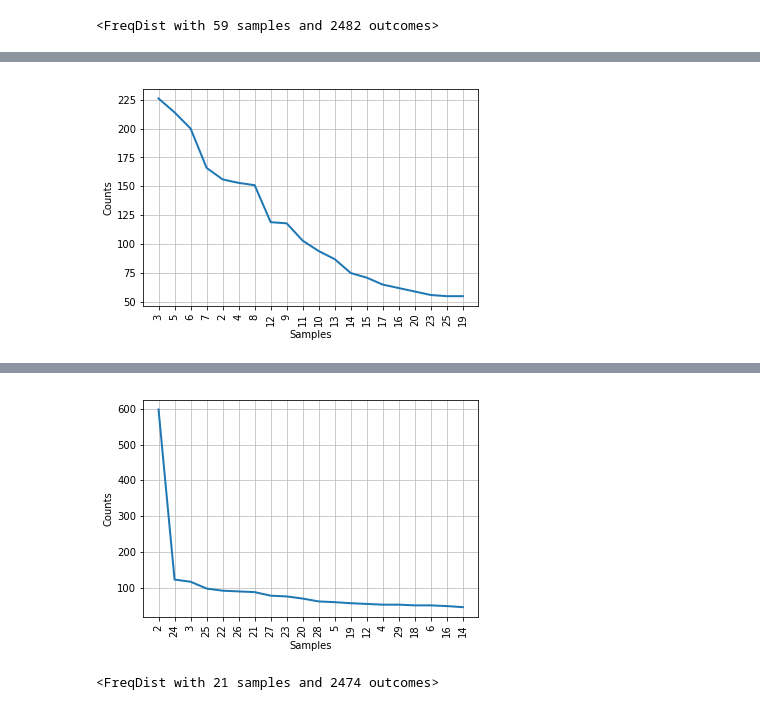
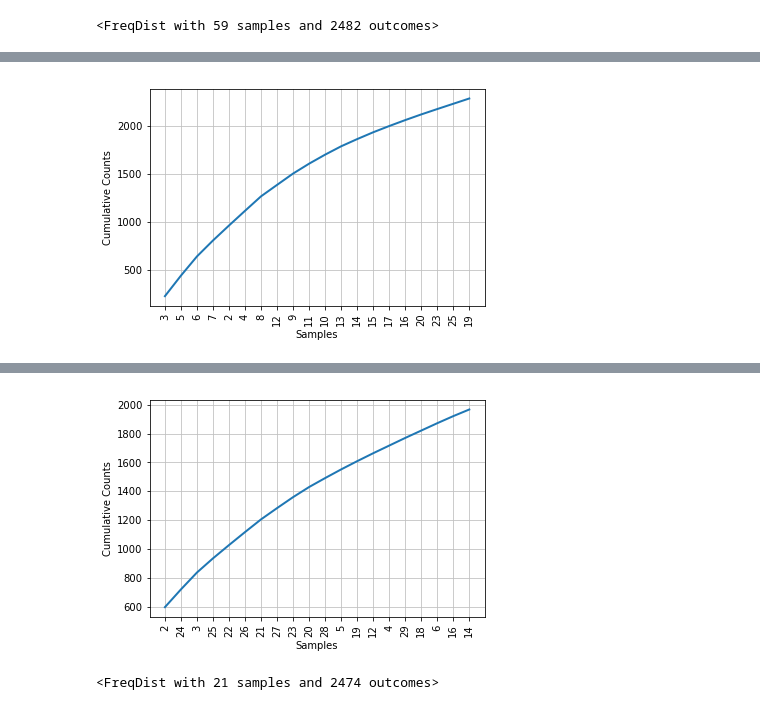
Before and after one commit to unmrds/cc-nlp, a Jupyter notebook: 02_Python_NLP_Tutorial.ipynb, the cells around one changed output, grey strips where cells are left out. Drawn from its saved outputs; the diff is of its cells as text; code cells hidden in the pictures.

```diff
--- a/02_Python_NLP_Tutorial.ipynb
+++ b/02_Python_NLP_Tutorial.ipynb
@@ -546,9 +549,9 @@ ws_fdist.most_common(20)
  (25, 55),
  (19, 55)]
 # %%
-ws_fdist.plot(20)
+ws_fdist.plot(20, cumulative = True)
 # %% [output]
-[figure, old version]
+[figure, new version]
 # %%
 es_fdist.most_common(20)
 # %% [output]
@@ -573,9 +576,9 @@ es_fdist.most_common(20)
  (16, 49),
  (14, 46)]
 # %%
-es_fdist.plot(20)
+es_fdist.plot(20, cumulative = True)
 # %% [output]
-[figure, old version]
+[figure, new version]
 # %%
 # fdist of stanza lengths (in sentences not words)
 # remember paras are lists of lists
```
Also changed, not shown: parts of 22 cells of this notebook.
